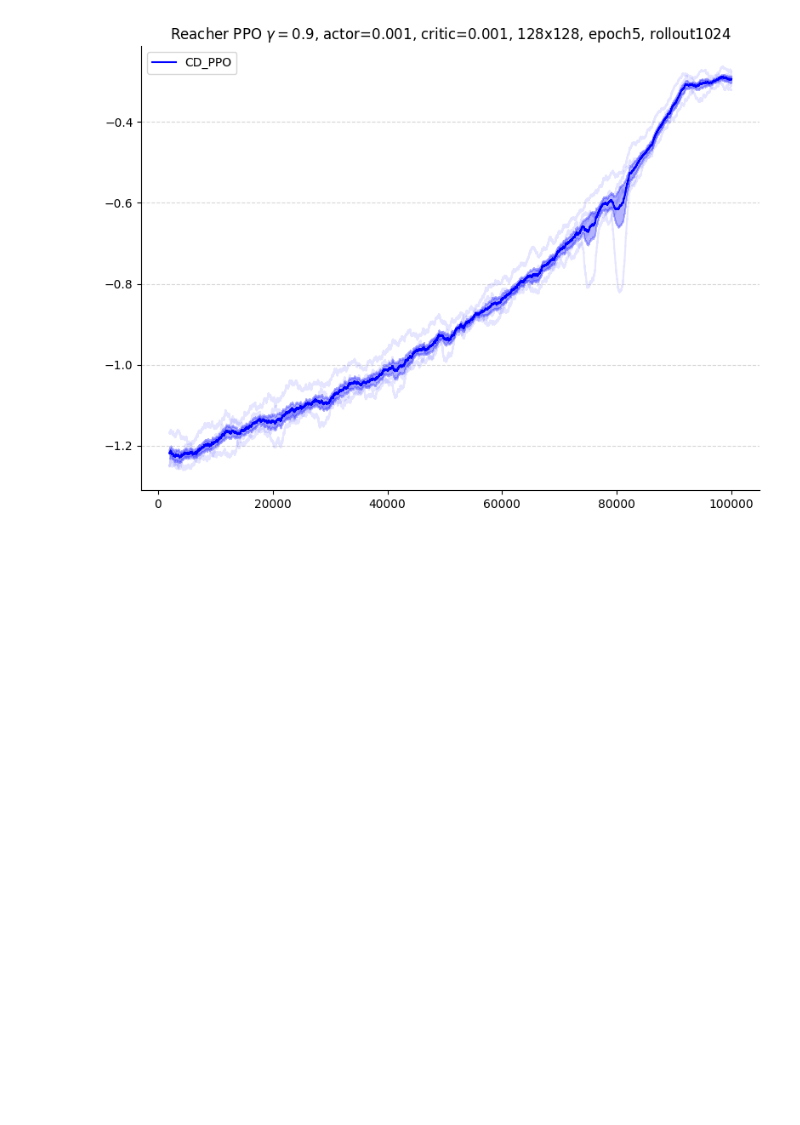
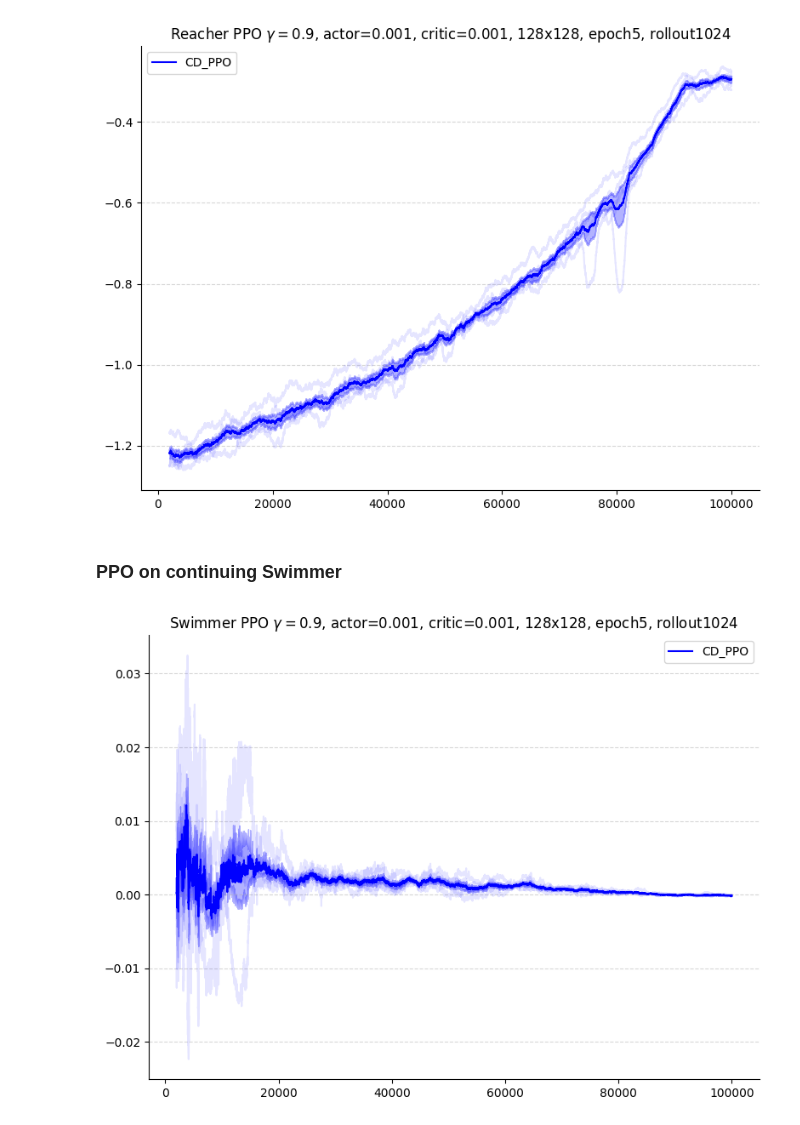
Before and after one commit to abhisheknaik96/continuing-rl-exps, a Jupyter notebook: MDPO.ipynb, the cells around one changed output. Cells and saved outputs as stored; diff of their text form; code cells hidden in the pictures; blank space fills up the shorter version.

Commit message:
2025-03-06 EOD checkpoint: registered continuing Mujoco envs; started testing on swimmer

```diff
--- a/MDPO.ipynb
+++ b/MDPO.ipynb
@@ -442,3 +442,11 @@ plot_learning_curve(filenames, item='reward', window=2000, #ylims=(-9, 0.2),
                     title=r'Reacher PPO $\gamma=0.9$, actor=0.001, critic=0.001, 128x128, epoch5, rollout1024', final=False, plot_all_runs=True)#, ylims=(-10,0.5))
 # %% [output]
 [figure]
+# %% [markdown]
+### PPO on continuing Swimmer
+# %%
+filenames = [('results/test_exp/', 'swimmer_cont_DiscPPO_0.npy'),]
+plot_learning_curve(filenames, item='reward', window=2000, #ylims=(-9, 0.2),
+                    title=r'Swimmer PPO $\gamma=0.9$, actor=0.001, critic=0.001, 128x128, epoch5, rollout1024', final=False, plot_all_runs=True)#, ylims=(-10,0.5))
+# %% [output]
+[figure, added]
```
Also changed, not shown: 3 other files.
